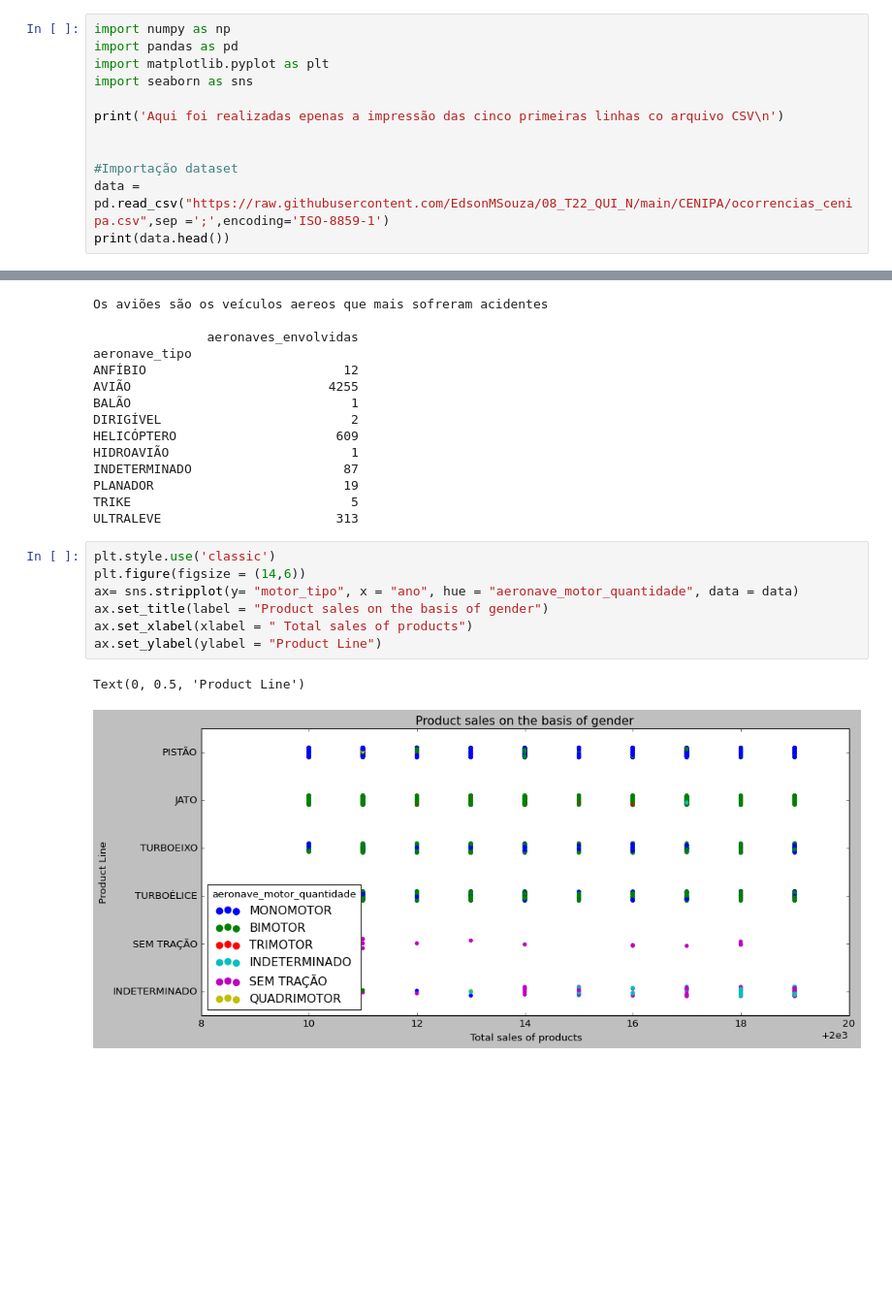
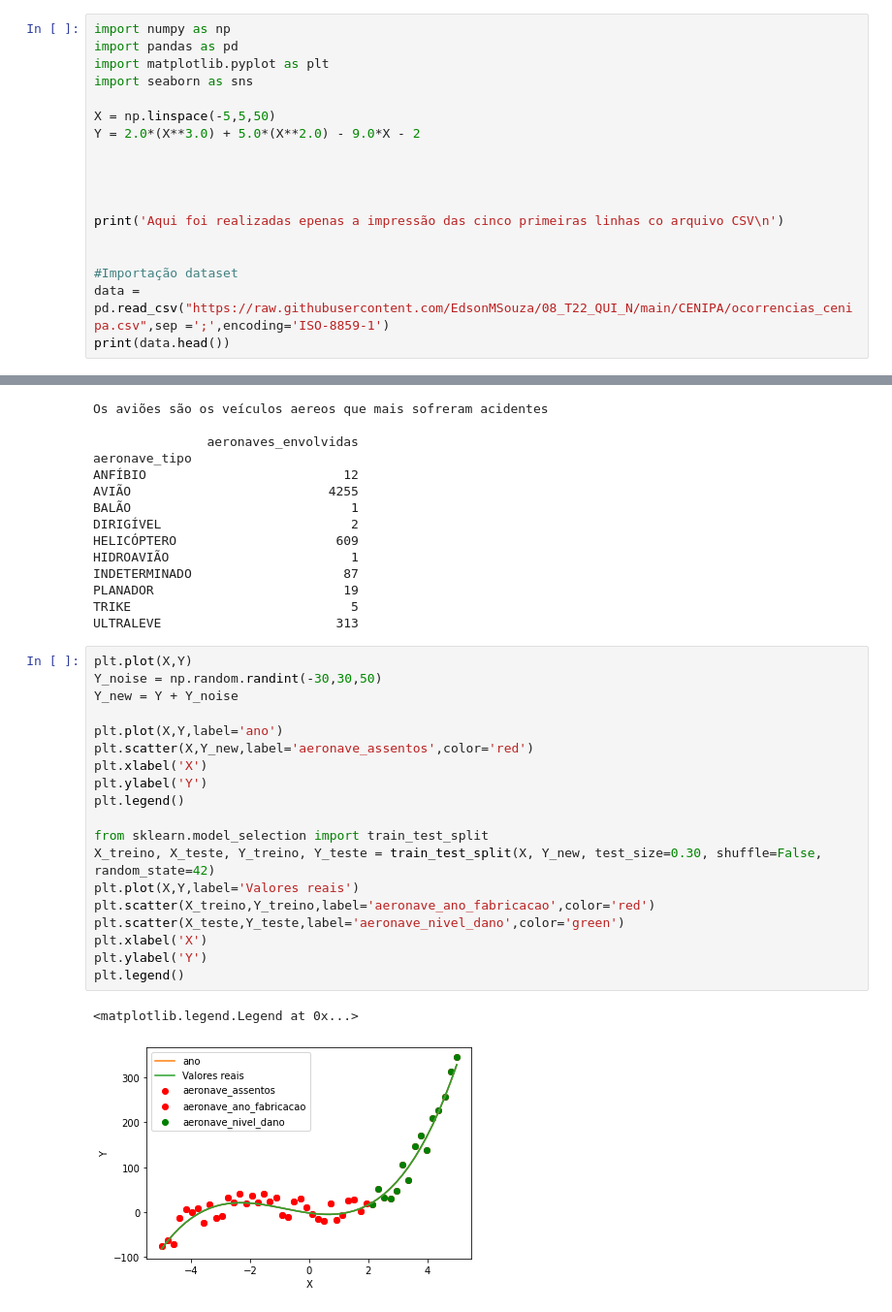
Before and after one commit to pyrdna85/Ciencia-de-dados, a Jupyter notebook: Projeto.ipynb, the cells around one changed output, grey strips where cells are left out. Shown: that part at 97% size. Drawn from its saved outputs; the diff is of its cells as text; blank space fills up the shorter version.

```diff
--- a/Projeto.ipynb
+++ b/Projeto.ipynb
@@ -28,6 +28,12 @@ import numpy as np
 import pandas as pd
 import matplotlib.pyplot as plt
 import seaborn as sns
+
+X = np.linspace(-5,5,50)
+Y = 2.0*(X**3.0) + 5.0*(X**2.0) - 9.0*X - 2
+
+
+
 
 print('Aqui foi realizadas epenas a impressão das cinco primeiras linhas co arquivo CSV\n')
 
@@ -248,13 +254,25 @@ INDETERMINADO                    87
 PLANADOR                         19
 TRIKE                             5
 ULTRALEVE                       313
-# %%
-plt.style.use('classic')
-plt.figure(figsize = (14,6))
-ax= sns.stripplot(y= "motor_tipo", x = "ano", hue = "aeronave_motor_quantidade", data = data)
-ax.set_title(label = "Product sales on the basis of gender")
-ax.set_xlabel(xlabel = " Total sales of products")
-ax.set_ylabel(ylabel = "Product Line")
-# %% [output]
-Text(0, 0.5, 'Product Line')
-[figure, removed]
+# %%
+plt.plot(X,Y)
+Y_noise = np.random.randint(-30,30,50)
+Y_new = Y + Y_noise
+
+plt.plot(X,Y,label='ano')
+plt.scatter(X,Y_new,label='aeronave_assentos',color='red')
+plt.xlabel('X')
+plt.ylabel('Y')
+plt.legend()
+
+from sklearn.model_selection import train_test_split
+X_treino, X_teste, Y_treino, Y_teste = train_test_split(X, Y_new, test_size=0.30, shuffle=False, random_state=42)
+plt.plot(X,Y,label='Valores reais')
+plt.scatter(X_treino,Y_treino,label='aeronave_ano_fabricacao',color='red')
+plt.scatter(X_teste,Y_teste,label='aeronave_nivel_dano',color='green')
+plt.xlabel('X')
+plt.ylabel('Y')
+plt.legend()
+# %% [output]
+<matplotlib.legend.Legend at 0x...>
+[figure, added]
```
Also changed, not shown: parts of 1 cell of this notebook.
